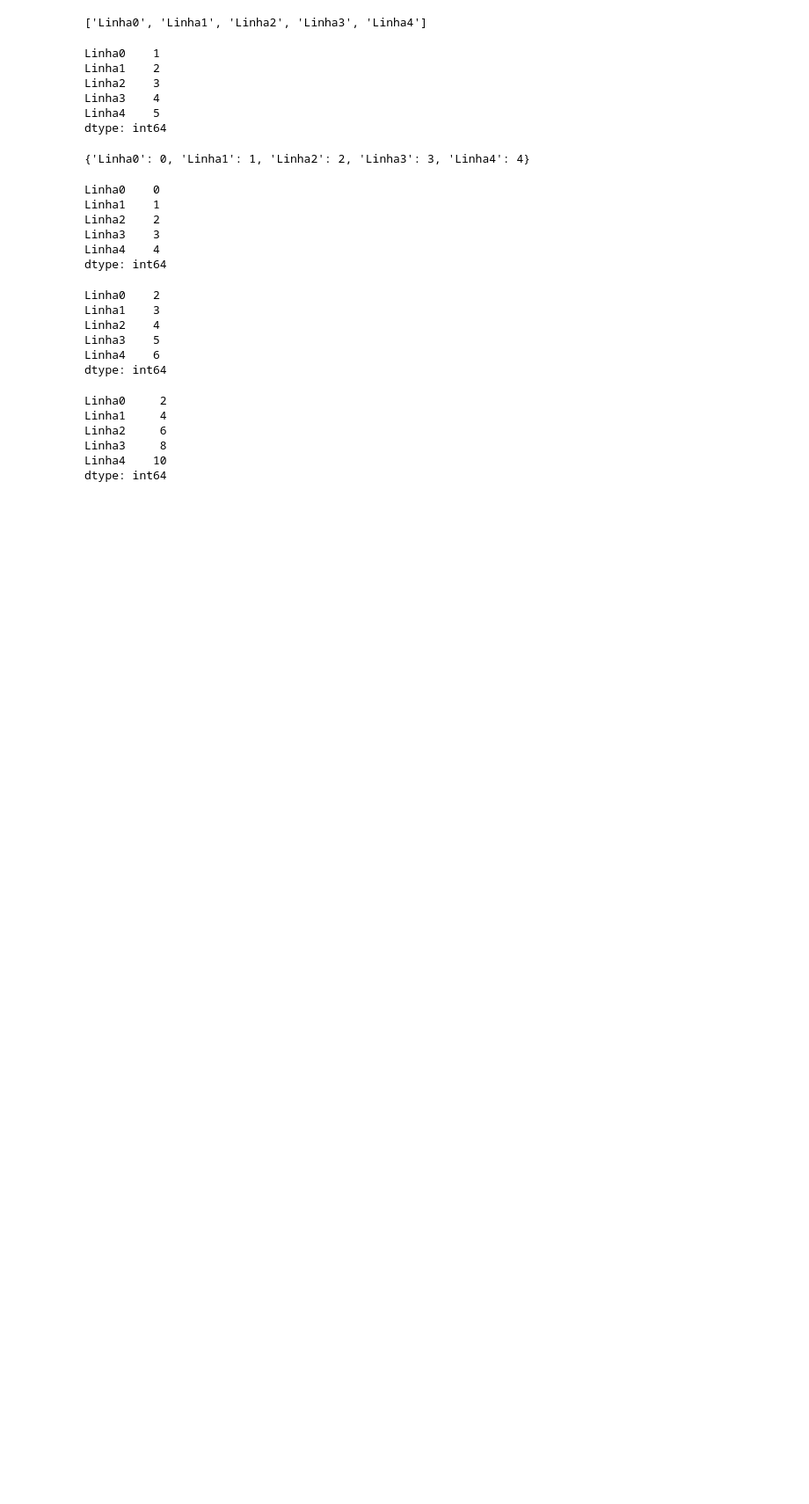
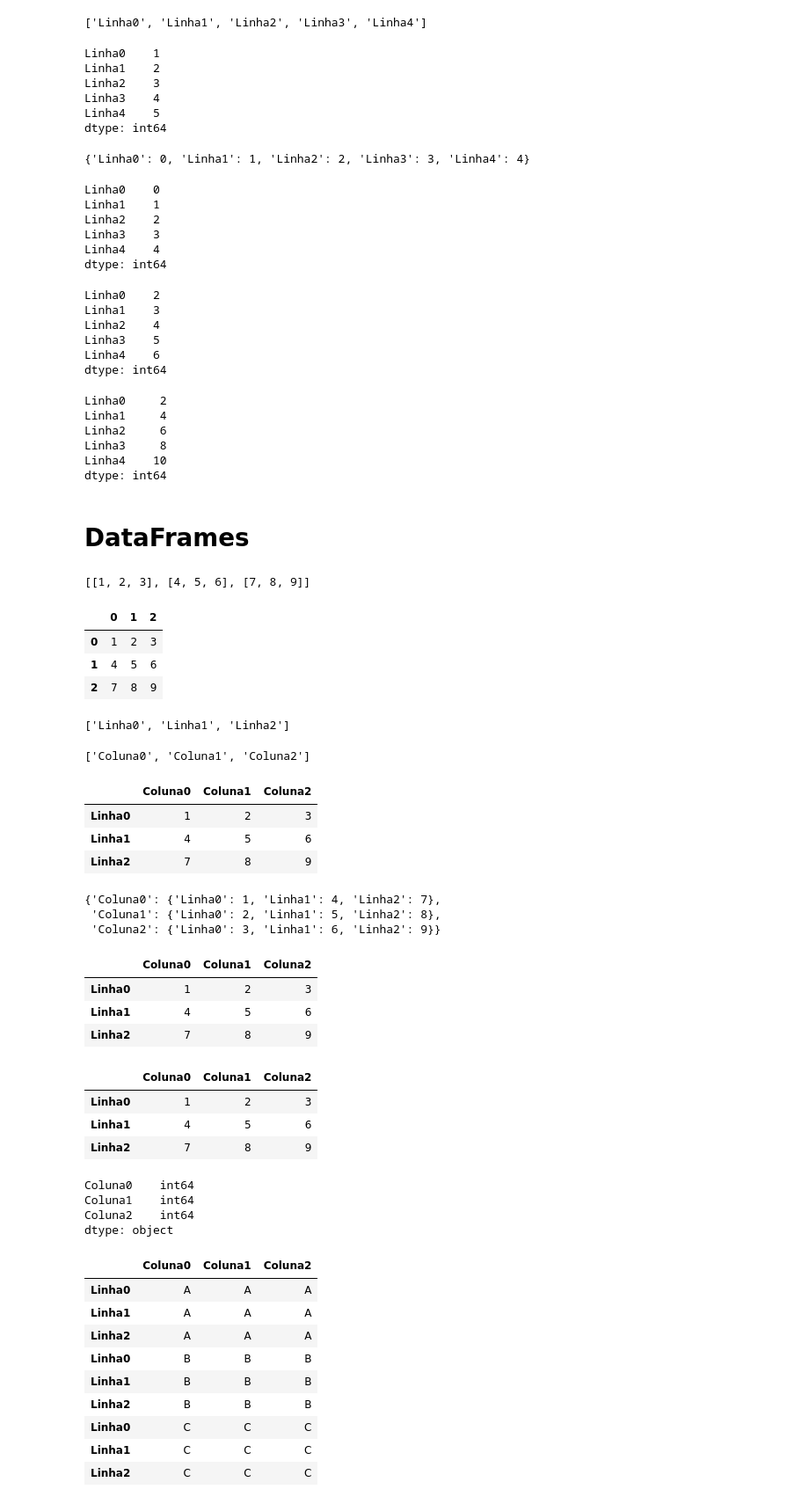
Before and after one commit to brenosyperrek/python_pandas, a Jupyter notebook: Aula_Extra_Criando_Estruturas_de_Dados.ipynb, the cells around one changed output. Shown at 88% size. Saved outputs shown, nothing was run; the diff lists cells and outputs as text; code cells hidden in the pictures; blank space fills up the shorter version.

```diff
--- a/Aula_Extra_Criando_Estruturas_de_Dados.ipynb
+++ b/Aula_Extra_Criando_Estruturas_de_Dados.ipynb
@@ -73,3 +73,5 @@ Linha2     6
 Linha3     8
 Linha4    10
 dtype: int64
+# %% [markdown]
+# DataFrames
@@ -75,0 +80,4 @@ dtype: int64
+# %%
+data
+# %% [output]
+[[1, 2, 3], [4, 5, 6], [7, 8, 9]]
@@ -75,0 +86,7 @@ dtype: int64
+# %%
+df
+# %% [output]
+|  | 0 | 1 | 2 |
+| 0 | 1 | 2 | 3 |
+| 1 | 4 | 5 | 6 |
+| 2 | 7 | 8 | 9 |
@@ -75,0 +95,4 @@ dtype: int64
+# %%
+index
+# %% [output]
+['Linha0', 'Linha1', 'Linha2']
@@ -75,0 +101,4 @@ dtype: int64
+# %%
+columns
+# %% [output]
+['Coluna0', 'Coluna1', 'Coluna2']
@@ -75,0 +107,7 @@ dtype: int64
+# %%
+df
+# %% [output]
+|  | Coluna0 | Coluna1 | Coluna2 |
+| Linha0 | 1 | 2 | 3 |
+| Linha1 | 4 | 5 | 6 |
+| Linha2 | 7 | 8 | 9 |
@@ -75,0 +118,6 @@ dtype: int64
+# %%
+data
+# %% [output]
+{'Coluna0': {'Linha0': 1, 'Linha1': 4, 'Linha2': 7},
+ 'Coluna1': {'Linha0': 2, 'Linha1': 5, 'Linha2': 8},
+ 'Coluna2': {'Linha0': 3, 'Linha1': 6, 'Linha2': 9}}
@@ -75,0 +126,7 @@ dtype: int64
+# %%
+df1
+# %% [output]
+|  | Coluna0 | Coluna1 | Coluna2 |
+| Linha0 | 1 | 2 | 3 |
+| Linha1 | 4 | 5 | 6 |
+| Linha2 | 7 | 8 | 9 |
@@ -75,0 +137,35 @@ dtype: int64
+# %%
+df2
+# %% [output]
+|  | Coluna0 | Coluna1 | Coluna2 |
+| Linha0 | 1 | 2 | 3 |
+| Linha1 | 4 | 5 | 6 |
+| Linha2 | 7 | 8 | 9 |
+# %%
+df.dtypes
+# %% [output]
+Coluna0    int64
+Coluna1    int64
+Coluna2    int64
+dtype: object
+# %%
+df[df > 0] = 'A'
+# %%
+df1[df1 > 0] = 'B'
+# %%
+df2[df2 > 0] = 'C'
+# %%
+df4 = pd.concat([df, df1, df2])
+# %%
+df4
+# %% [output]
+|  | Coluna0 | Coluna1 | Coluna2 |
+| Linha0 | A | A | A |
+| Linha1 | A | A | A |
+| Linha2 | A | A | A |
+| Linha0 | B | B | B |
+| Linha1 | B | B | B |
+| Linha2 | B | B | B |
+| Linha0 | C | C | C |
+| Linha1 | C | C | C |
+| Linha2 | C | C | C |
```
Also changed, not shown: parts of 11 cells of this notebook.
